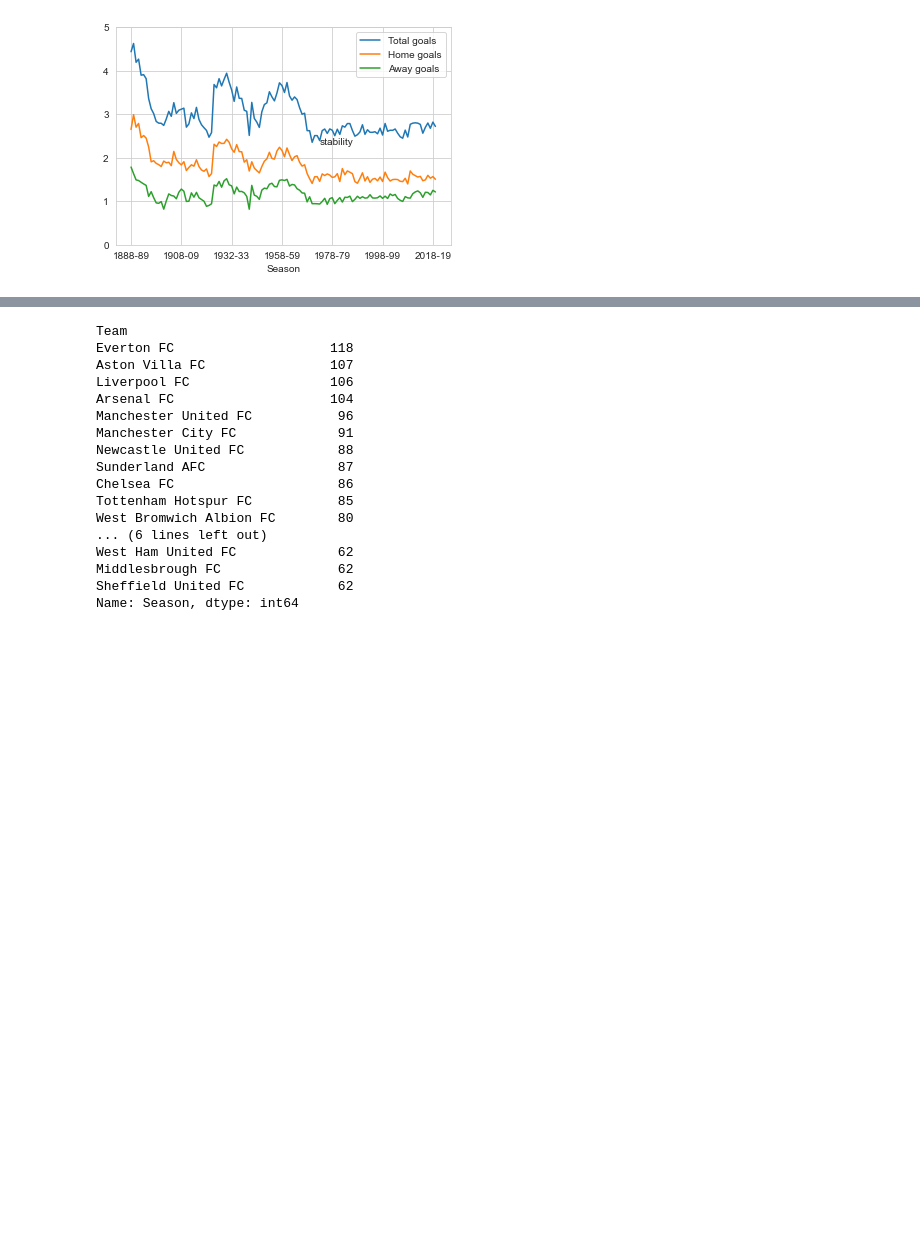
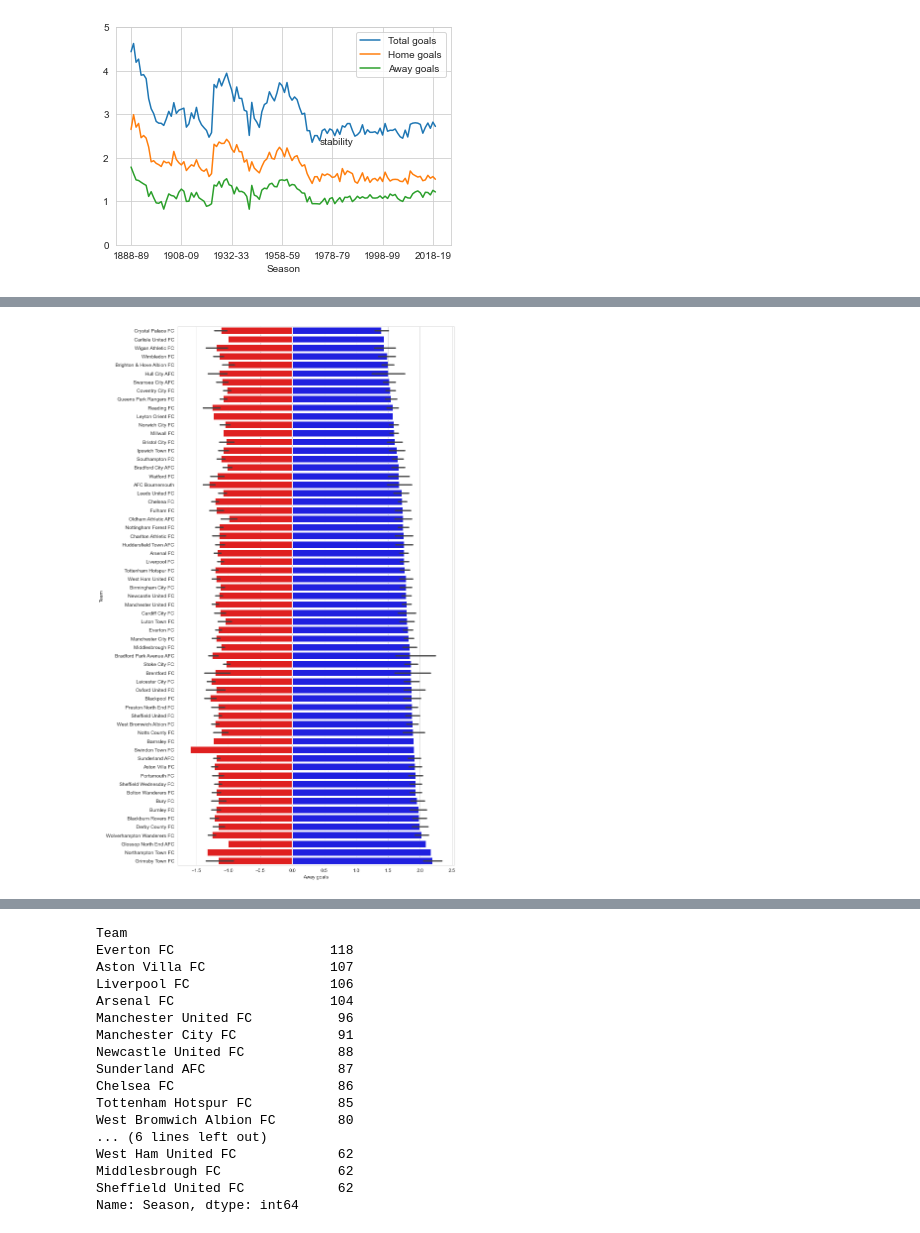
Before and after one commit to bw20/Data_insights, a Jupyter notebook: Football_analysis.ipynb, the cells around one changed output, grey strips where cells are left out. Drawn from its saved outputs; the diff is of its cells as text; code cells hidden in the pictures; blank space fills up the shorter version.

```diff
--- a/Football_analysis.ipynb
+++ b/Football_analysis.ipynb
@@ -479,3 +509,14 @@ Looking at the breakdown of goals per game by goals scored by the home team vs.
+# %%
+df = FootballData('1888-89', '2019-20').get_team_stats('all')
+df = df.groupby(['Season', 'Team'], as_index=False).agg({'Total goals': 'mean', 'Home goals': 'mean', 'Away goals': 'mean'})
+away_goals = -df['Away goals']
+order = df.groupby(['Team'], as_index=False).agg({'Home goals': 'mean'}).sort_values(by='Home goals', ascending = True)
+
+plt.figure(figsize=(10,20))
+bar = sns.barplot(x='Home goals', y='Team', data=df, order=order['Team'], color = 'blue')
+bar = sns.barplot(x='Away goals', y=df['Team'], data=-df.select_dtypes(include=[np.number]), order=order['Team'], color = 'red')
+# %% [output]
+[figure, added]
 # %%
 df = FootballData('1992-93', '2019-20').get_team_stats('all')
 chart = df.groupby(['Season', 'Team'], as_index=False).agg({'Points': 'sum'})
```
Also changed, not shown: parts of 5 cells of this notebook.
